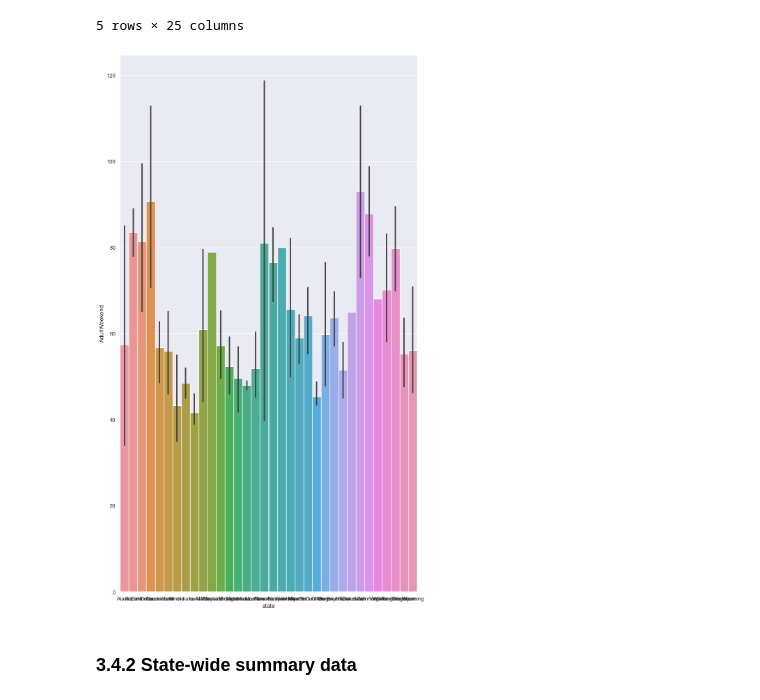
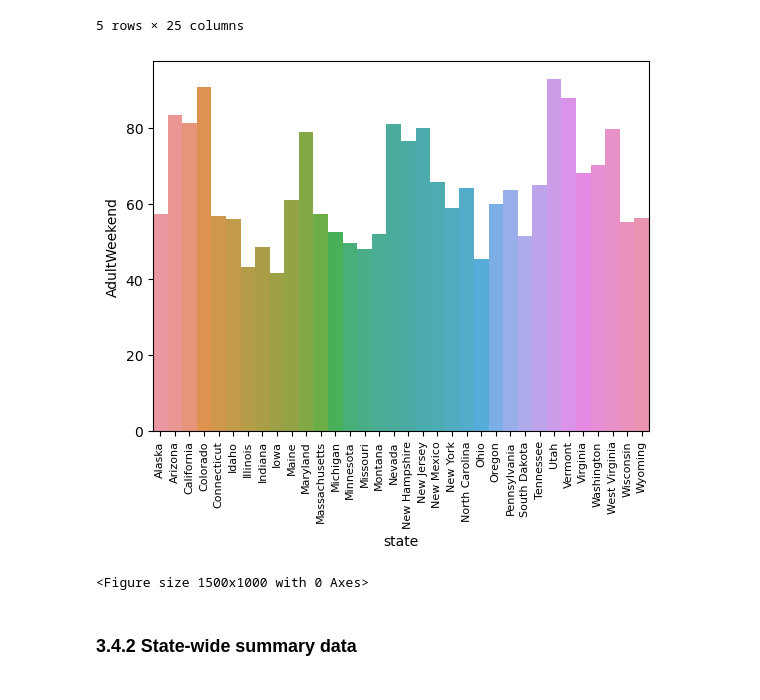
Before and after one commit to gabbycjames/DataScienceGuidedCapstone, a Jupyter notebook: Notebooks/03_exploratory_data_analysis.ipynb, the cells around one changed output. Cells and saved outputs as stored; diff of their text form; code cells hidden in the pictures.

```diff
--- a/Notebooks/03_exploratory_data_analysis.ipynb
+++ b/Notebooks/03_exploratory_data_analysis.ipynb
@@ -86,11 +86,14 @@ ski_data.head()
 | 4 | Sunrise Park Resort | Arizona | Arizona | 11100 | 1800 | 9200 | 0 | 0 | 1 | ... |
 5 rows × 25 columns
 # %%
-sns.barplot(data=ski_data, x="state", y="AdultWeekend", width=1)
-sns.set(rc={'figure.figsize':(11,20)})
+sns.barplot(data=ski_data, x="state", y="AdultWeekend", width=1, errorbar=None)
+#sns.set(rc={'figure.figsize':(5,5)})
+plt.xticks(rotation=90, fontsize=8)
+plt.figure(figsize=(15,10))
 plt.show()
 # %% [output]
-[figure, old version]
+[figure, new version]
+<Figure size 1500x1000 with 0 Axes>
 # %% [markdown]
 ### 3.4.2 State-wide summary data<a id='3.4.2_State-wide_summary_data'></a>
 # %%
```
Also changed, not shown: parts of 10 cells of this notebook.
